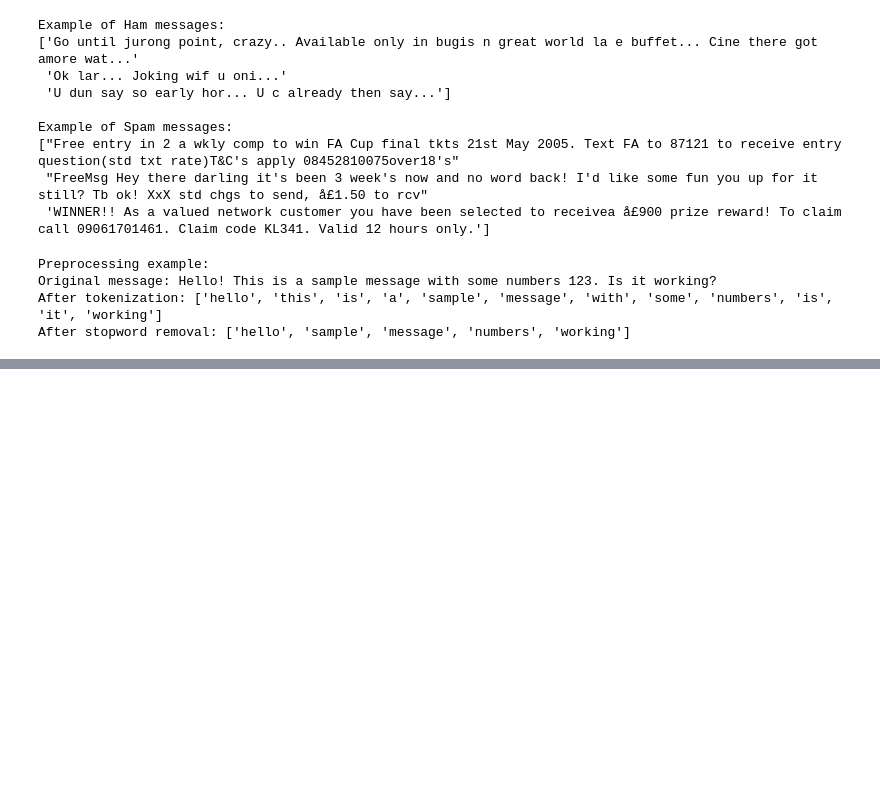
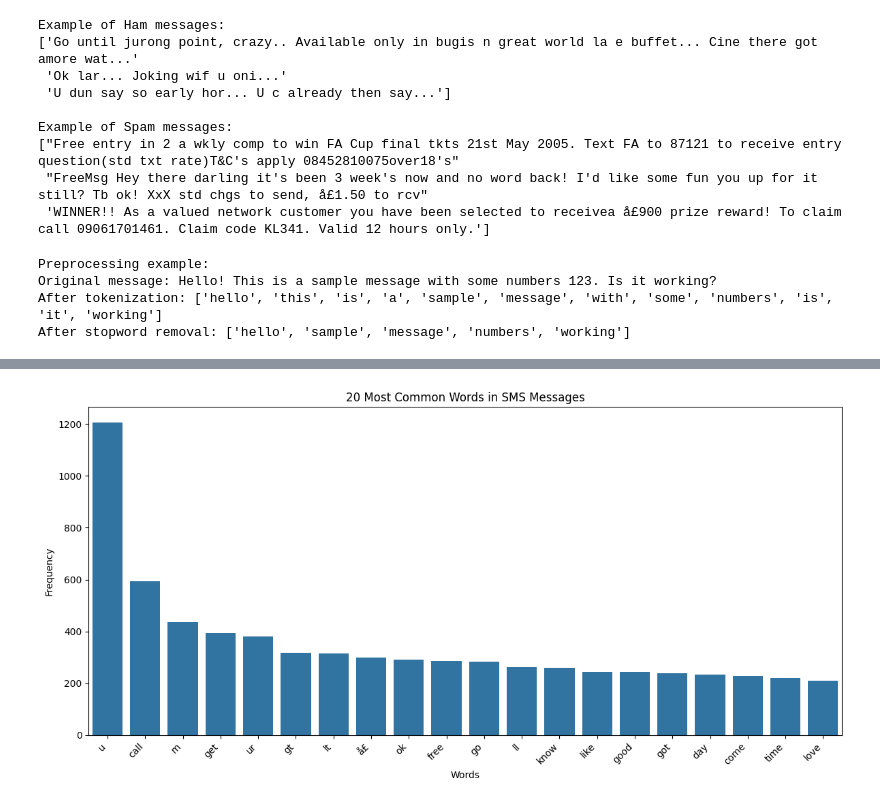
Before and after one commit to mddsayemm/Spam-Detection-with-Naive-Bayes-, a Jupyter notebook: Spam Detection With Naive Bayes.ipynb, the cells around one changed output, grey strips where cells are left out. Drawn from its saved outputs; the diff is of its cells as text; code cells hidden in the pictures; blank space fills up the shorter version.

```diff
--- a/Spam Detection With Naive Bayes.ipynb
+++ b/Spam Detection With Naive Bayes.ipynb
@@ -225,0 +246,33 @@ After stopword removal: ['hello', 'sample', 'message', 'numbers', 'working']
+# %%
+# Create vocabulary (all unique words across all messages)
+def create_vocabulary(all_filtered_tokens):
+    """
+    Create a vocabulary (set of unique words) from all tokenized messages.
+
+    Args:
+        all_filtered_tokens (list): List of lists containing tokens from all messages
+
+    Returns:
+        set: Set of unique words (vocabulary)
+    """
+    vocabulary = set()
+    for tokens in all_filtered_tokens:
+        vocabulary.update(tokens)
+    return vocabulary
+
+# Create the vocabulary
+vocabulary = create_vocabulary(df['filtered_tokens'])
+print(f"Vocabulary size: {len(vocabulary)} unique words")
+
+# Look at some vocabulary words
+print("\nSample of vocabulary words:")
+print(list(vocabulary)[:20])
+
+# Now let's examine word frequency distribution
+all_words = []
+for tokens in df['filtered_tokens']:
+    all_words.extend(tokens)
+
+word_freq = Counter(all_words)
+print("\nMost common words in the dataset:")
+print(word_freq.most_common(20))
@@ -225,0 +287,13 @@ After stopword removal: ['hello', 'sample', 'message', 'numbers', 'working']
+# %%
+# Visualize most common words
+plt.figure(figsize=(12, 6))
+common_words = dict(word_freq.most_common(20))
+sns.barplot(x=list(common_words.keys()), y=list(common_words.values()))
+plt.title('20 Most Common Words in SMS Messages')
+plt.xlabel('Words')
+plt.ylabel('Frequency')
+plt.xticks(rotation=45, ha='right')
+plt.tight_layout()
+plt.show()
+# %% [output]
+[figure, added]
```
Also changed, not shown: parts of 2 cells of this notebook.
